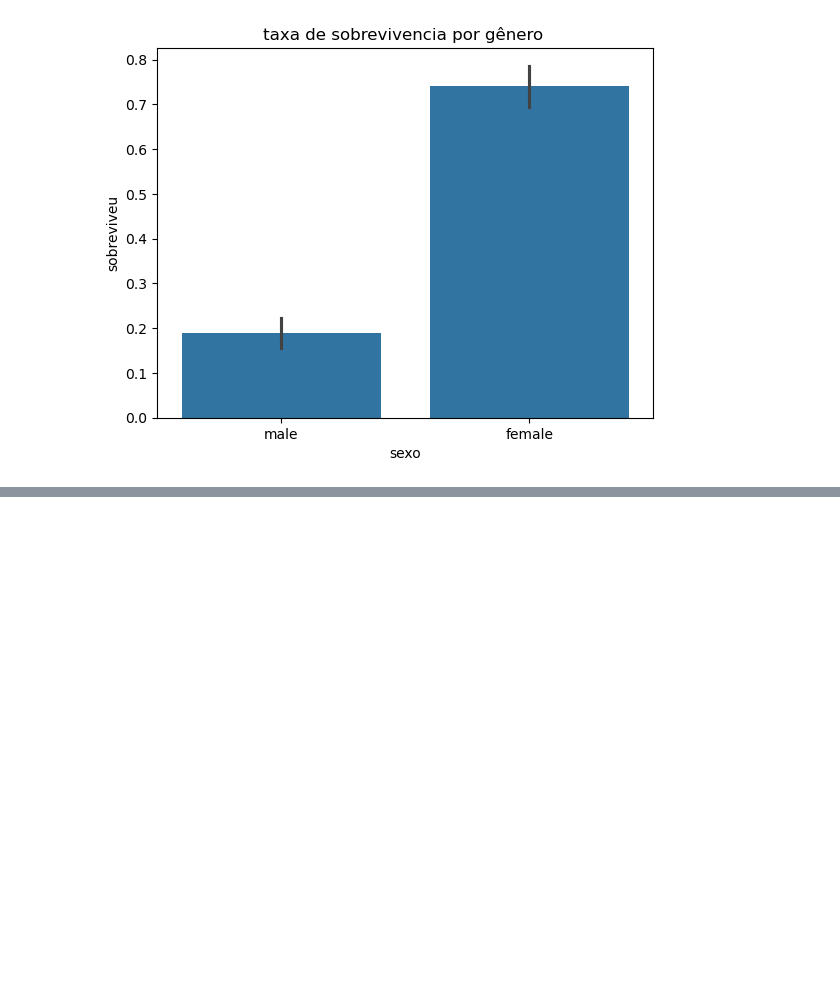
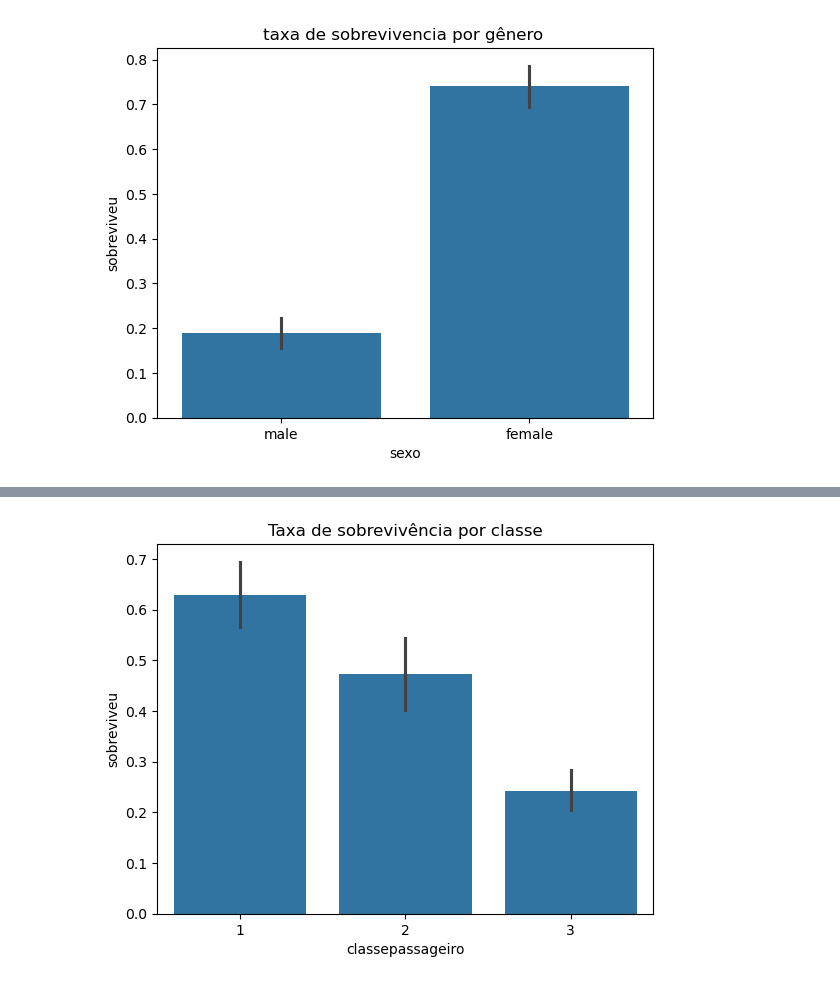
Before and after one commit to jogmotta/EDA, a Jupyter notebook: EDA titanic.ipynb, the cells around one changed output, grey strips where cells are left out. Drawn from its saved outputs; the diff is of its cells as text; code cells hidden in the pictures; blank space fills up the shorter version.

```diff
--- a/EDA titanic.ipynb
+++ b/EDA titanic.ipynb
@@ -96,0 +155,7 @@ plt.show()
+# %%
+#gerando do mesmo modo agora para mostrar a taxa baseada por classe embarcada
+sns.barplot(data=df, x='classepassageiro', y='sobreviveu')
+plt.title("Taxa de sobrevivência por classe")
+plt.show()
+# %% [output]
+[figure, added]
```
Also changed, not shown: parts of 10 cells of this notebook.
